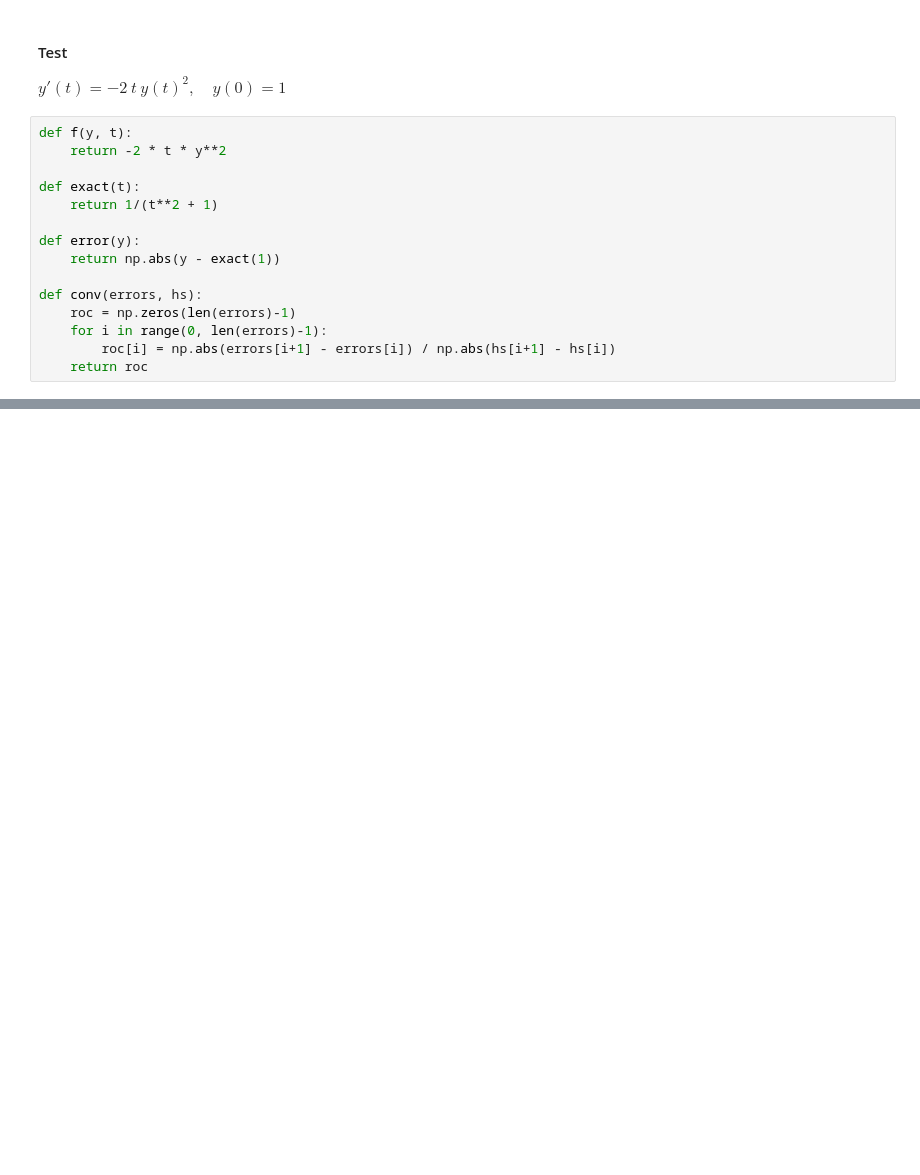
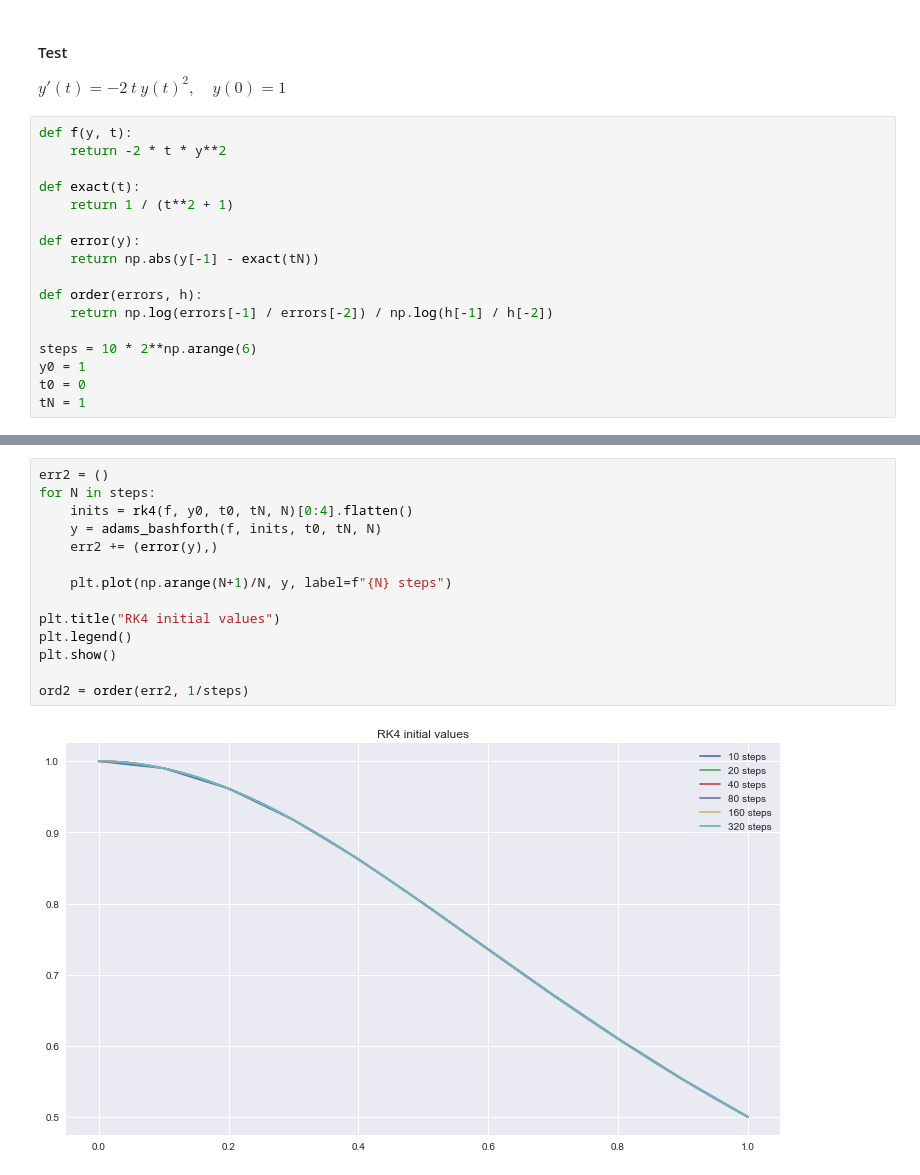
Before and after one commit to maxstollmayer/NuMeDiffG, a Jupyter notebook: Aufgabenblatt 4/Aufgabenblatt 4 Lösung.ipynb, the cells around one changed output, grey strips where cells are left out. Saved outputs shown, nothing was run; the diff lists cells and outputs as text; blank space fills up the shorter version.

```diff
--- a/Aufgabenblatt 4/Aufgabenblatt 4 Lösung.ipynb
+++ b/Aufgabenblatt 4/Aufgabenblatt 4 Lösung.ipynb
@@ -103,13 +107,15 @@ def f(y, t):
     return -2 * t * y**2
 
 def exact(t):
-    return 1/(t**2 + 1)
+    return 1 / (t**2 + 1)
 
 def error(y):
-    return np.abs(y - exact(1))
+    return np.abs(y[-1] - exact(tN))
 
-def conv(errors, hs):
-    roc = np.zeros(len(errors)-1)
-    for i in range(0, len(errors)-1):
-        roc[i] = np.abs(errors[i+1] - errors[i]) / np.abs(hs[i+1] - hs[i])
-    return roc
+def order(errors, h):
+    return np.log(errors[-1] / errors[-2]) / np.log(h[-1] / h[-2])
+
+steps = 10 * 2**np.arange(6)
+y0 = 1
+t0 = 0
+tN = 1
@@ -166,0 +138,16 @@ True
+# %%
+err2 = ()
+for N in steps:
+    inits = rk4(f, y0, t0, tN, N)[0:4].flatten()
+    y = adams_bashforth(f, inits, t0, tN, N)
+    err2 += (error(y),)
+
+    plt.plot(np.arange(N+1)/N, y, label=f"{N} steps")
+
+plt.title("RK4 initial values")
+plt.legend()
+plt.show()
+
+ord2 = order(err2, 1/steps)
+# %% [output]
+[figure, added]
```
Also changed, not shown: parts of 13 cells of this notebook, 1 other file.
